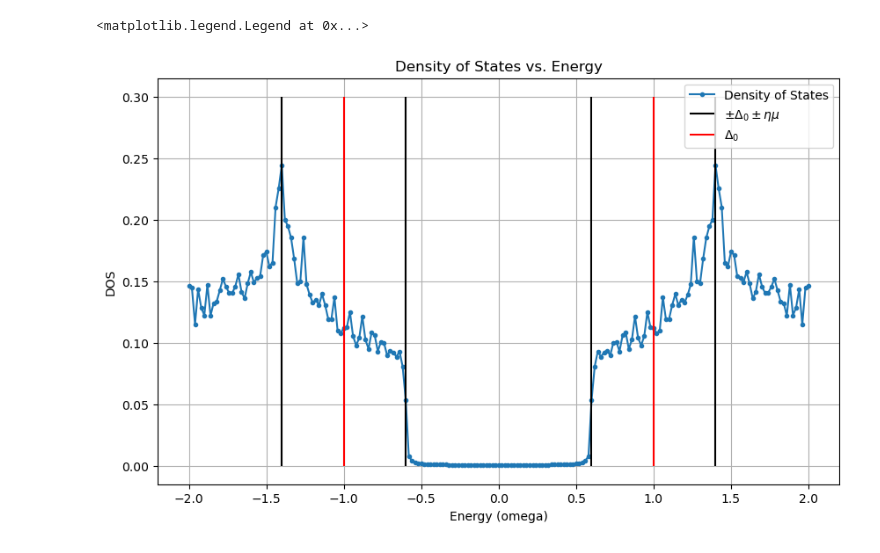
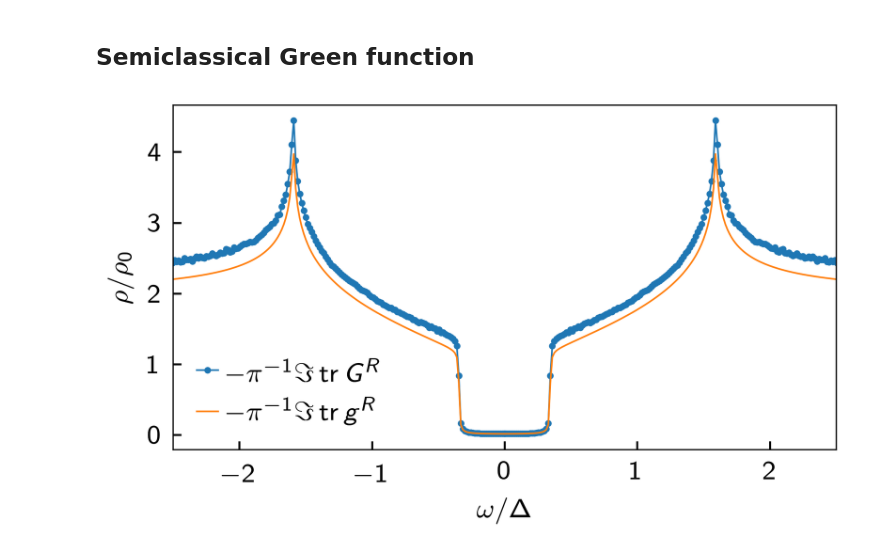
Before and after one commit to maiani/amsc_impurities, a Jupyter notebook: bulk/dos_numerical.ipynb, the cells around one changed output. Saved outputs shown, nothing was run; the diff lists cells and outputs as text; code cells hidden in the pictures.

Commit message:
Update density of states calculation

```diff
--- a/bulk/dos_numerical.ipynb
+++ b/bulk/dos_numerical.ipynb
@@ -9,0 +10,2 @@ from tqdm.notebook import tqdm
+# %%
+plt.style.use('../plot_style.mplstyle')
@@ -66,21 +54,0 @@ DOS_d = np.array(DOS_d)
-# %%
-fig, ax = plt.subplots(figsize=(10, 6))
-plt.plot(omega_ax, -1 / np.pi * DOS, ".-", label="Density of States")
-plt.xlabel("Energy (omega)")
-plt.ylabel("DOS")
-plt.title("Density of States vs. Energy")
-plt.legend()
-plt.grid(True)
-
-ax.vlines(
-    [-Delta - eta * mu, -Delta + eta * mu, +Delta - eta * mu, +Delta + eta * mu],
-    0,
-    0.3,
-    colors="k",
-    label=r"$\pm\Delta_0\pm\eta\mu$",
-)
-ax.vlines([-Delta, Delta], 0.0, 0.3, colors="r", label=r"$\Delta_0$")
-ax.legend()
-# %% [output]
-<matplotlib.legend.Legend at 0x...>
-[figure, removed]
@@ -86,0 +105,19 @@ ax.legend()
+# %%
+def integrate_2D(array2D, xvals, yvals):
+    """
+    Integrate a 2D array using the trapezoidal rule.
+    """
+    tmp = trapezoid(array2D, x=yvals, axis=1)
+    out = trapezoid(tmp, x=xvals, axis=0)
+    return out
+
+
+# Compute the density of states using the spectral representation
+dos_full = np.zeros_like(omega_ax, dtype=float)
+
+for i, omega in tqdm(enumerate(omega_ax), total=len(omega_ax)):
+    denom = (omega + 1j * Gamma) - E_vals
+    arr_im = np.sum(M_vals / denom, axis=2).imag
+    dos_full[i] = - 1 / np.pi * 4 * integrate_2D(arr_im, k_ax, k_ax) / (2 * np.pi)**2 #  np.sum(arr_im) / (601**2) #
+# %% [markdown]
+## Semiclassical Green function
@@ -86,0 +154,28 @@ ax.legend()
+# %%
+fig, ax = plt.subplots(figsize=(3.3, 2))
+
+ax.plot(
+    np.append(-omega_ax[::-1], omega_ax),
+    np.append(dos_full[::-1], dos_full) / N0,
+    ".-",   label=r"$-\pi^{-1} \Im\, \mathrm{tr}\, G^R$")
+
+ax.plot(
+    np.append(-omega_ax[::-1], omega_ax),
+    np.append(dos_simple[::-1], dos_simple) / N0,
+        "-", label=r"$-\pi^{-1} \Im\, \mathrm{tr}\, g^R$")
+
+ax.set_xlabel(r"$\omega / \Delta$")
+ax.set_xlim(-2.5, 2.5)
+
+ax.set_ylabel(r"$\rho / \rho_0$")
+
+ax.legend()
+
+
+ax.legend()
+
+fig.tight_layout()
+fig.savefig("DOS_numerical.svg", dpi=300)
+fig.savefig("DOS_numerical.pdf", dpi=300)
+# %% [output]
+[figure, added]
```
Also changed, not shown: parts of 11 cells of this notebook, 5 other files.
